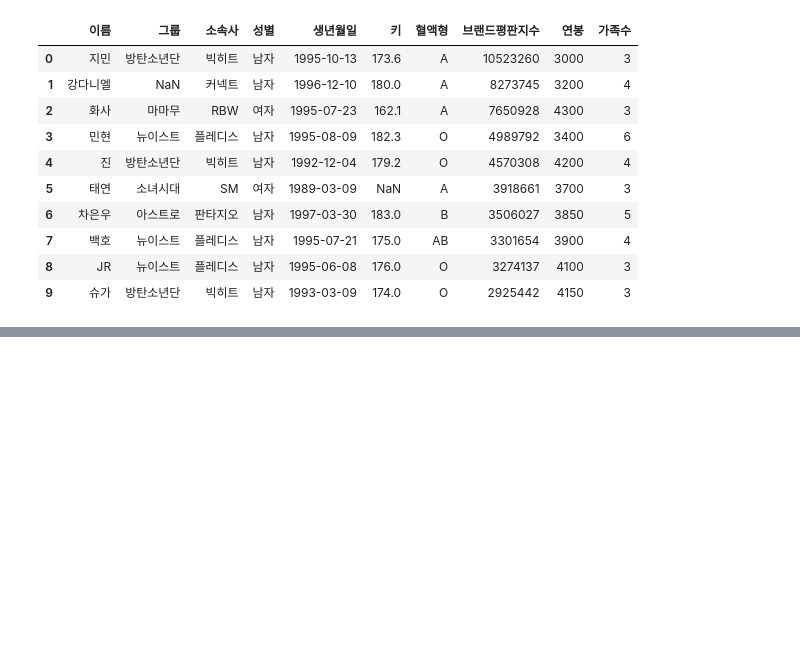
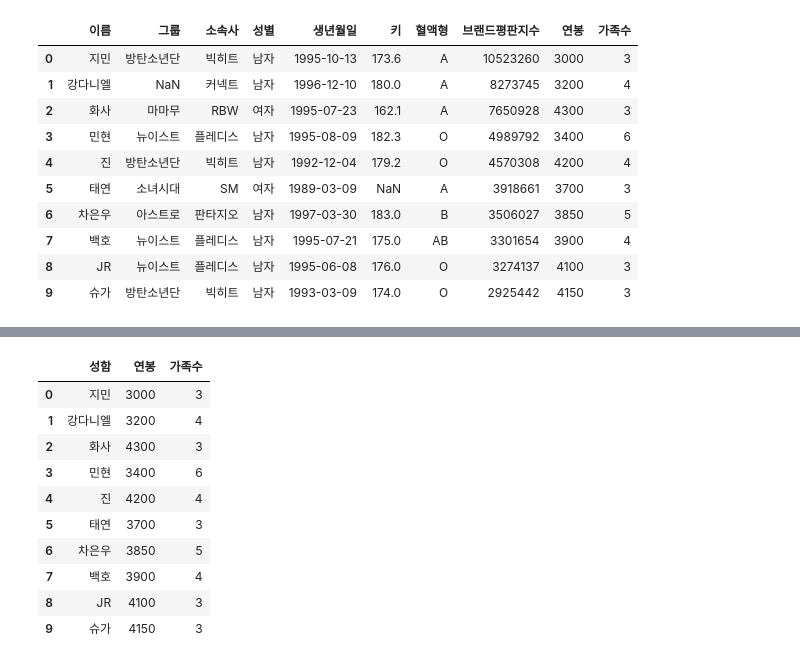
Before and after one commit to ljw971125/Python, a Jupyter notebook: 20230307/20230307_02.ipynb, the cells around one changed output, grey strips where cells are left out. Cells and saved outputs as stored; diff of their text form; code cells hidden in the pictures; blank space fills up the shorter version.

```diff
--- a/20230307/20230307_02.ipynb
+++ b/20230307/20230307_02.ipynb
@@ -347,0 +371,14 @@ pd.merge(df1, df2_right, on='이름', how='inner') # 두 DataFrame에 모두 키
+# %%
+df2_right
+# %% [output]
+|  | 성함 | 연봉 | 가족수 |
+| 0 | 지민 | 3000 | 3 |
+| 1 | 강다니엘 | 3200 | 4 |
+| 2 | 화사 | 4300 | 3 |
+| 3 | 민현 | 3400 | 6 |
+| 4 | 진 | 4200 | 4 |
+| 5 | 태연 | 3700 | 3 |
+| 6 | 차은우 | 3850 | 5 |
+| 7 | 백호 | 3900 | 4 |
+| 8 | JR | 4100 | 3 |
+| 9 | 슈가 | 4150 | 3 |
```
Also changed, not shown: parts of 3 cells of this notebook.
